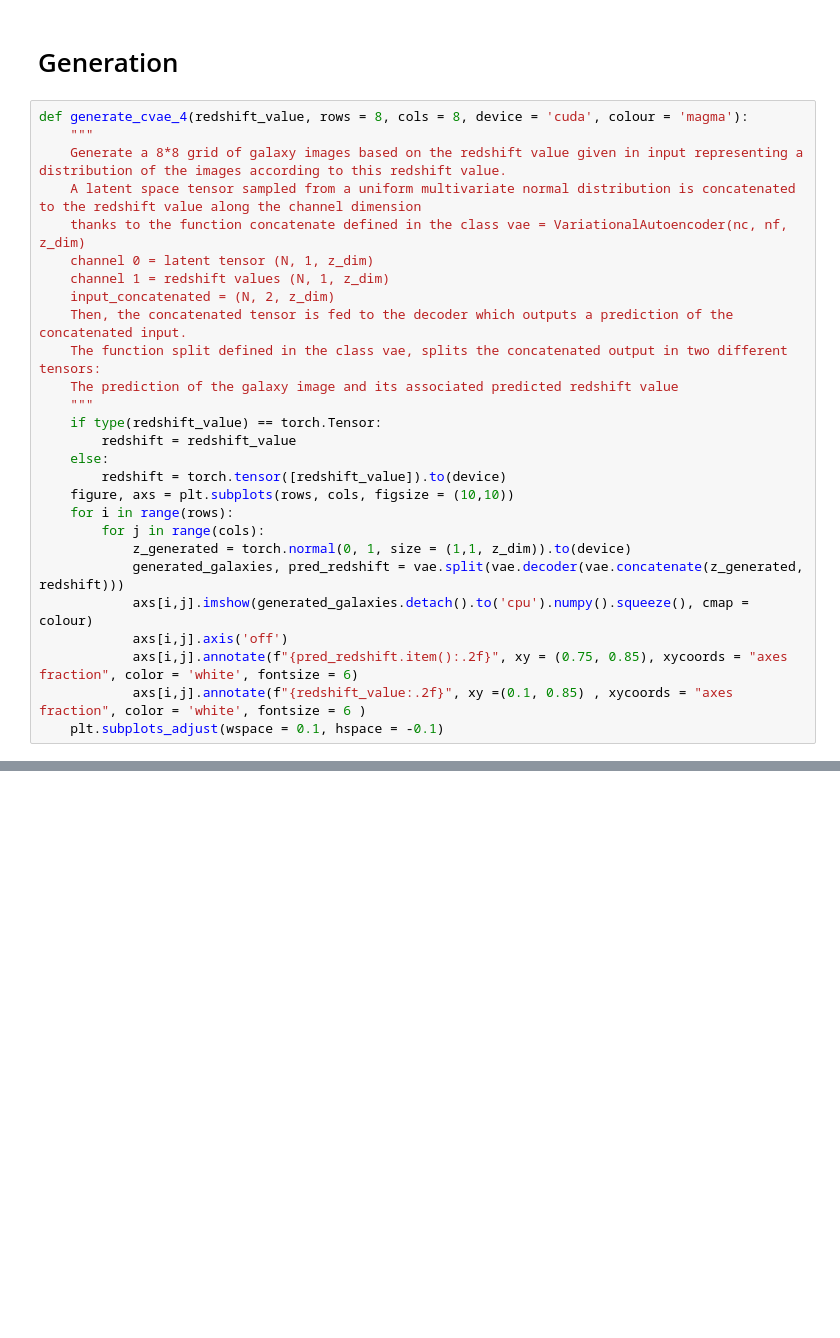
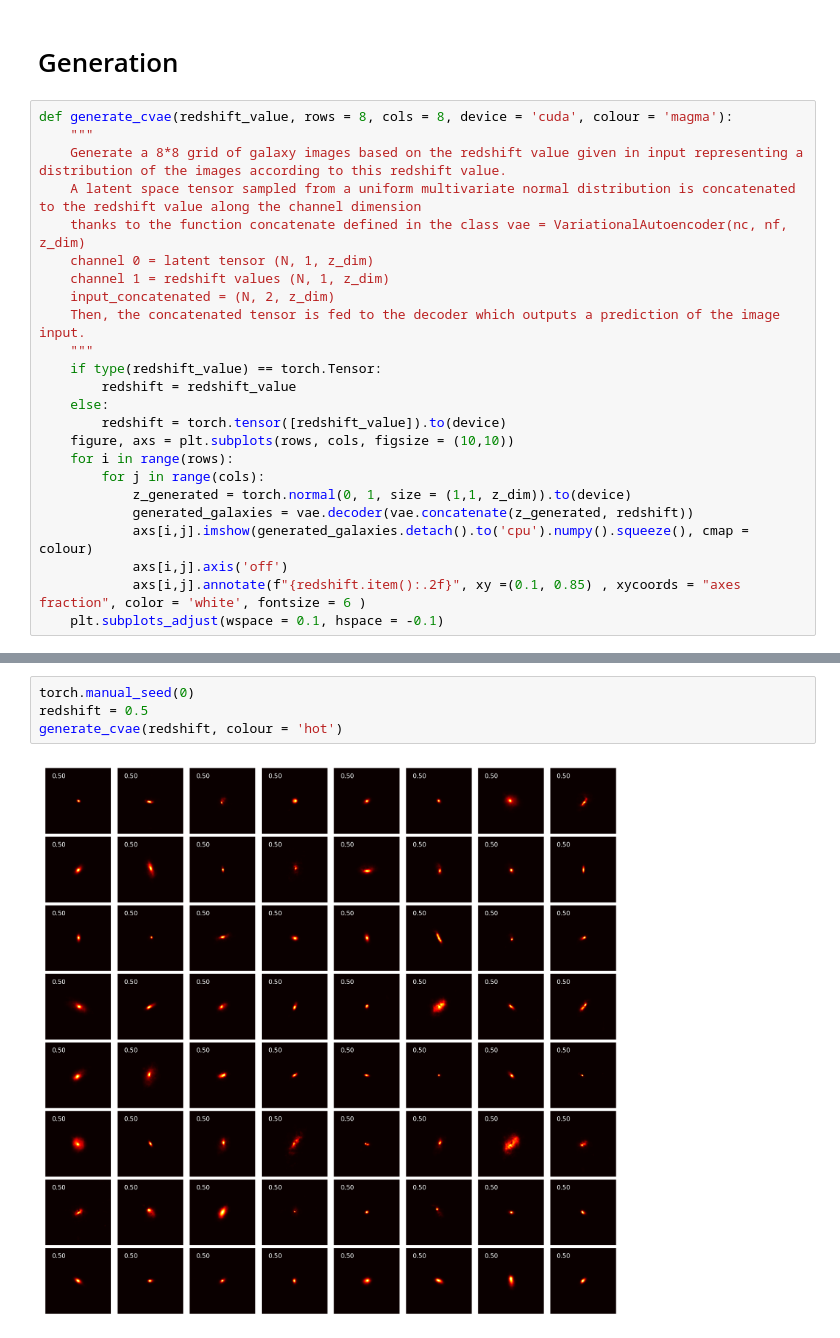
Before and after one commit to EnceladeCandy/Vae-project, a Jupyter notebook: notebooks/Reconstruction+generation.ipynb, the cells around one changed output, grey strips where cells are left out. Drawn from its saved outputs; the diff is of its cells as text; blank space fills up the shorter version.

```diff
--- a/notebooks/Reconstruction+generation.ipynb
+++ b/notebooks/Reconstruction+generation.ipynb
@@ -106,7 +79,7 @@ plt.subplots_adjust(wspace=0.1 , hspace= -0.3 )
 # %% [markdown]
 # Generation
 # %%
-def generate_cvae_4(redshift_value, rows = 8, cols = 8, device = 'cuda', colour = 'magma'):
+def generate_cvae(redshift_value, rows = 8, cols = 8, device = 'cuda', colour = 'magma'):
     """
     Generate a 8*8 grid of galaxy images based on the redshift value given in input representing a distribution of the images according to this redshift value.
     A latent space tensor sampled from a uniform multivariate normal distribution is concatenated to the redshift value along the channel dimension
@@ -114,9 +87,7 @@ def generate_cvae_4(redshift_value, rows = 8, cols = 8, device = 'cuda', colour
     channel 0 = latent tensor (N, 1, z_dim)
     channel 1 = redshift values (N, 1, z_dim)
     input_concatenated = (N, 2, z_dim)
-    Then, the concatenated tensor is fed to the decoder which outputs a prediction of the concatenated input.
-    The function split defined in the class vae, splits the concatenated output in two different tensors:
-    The prediction of the galaxy image and its associated predicted redshift value
+    Then, the concatenated tensor is fed to the decoder which outputs a prediction of the image input.
     """
     if type(redshift_value) == torch.Tensor:
         redshift = redshift_value
@@ -126,9 +97,8 @@ def generate_cvae_4(redshift_value, rows = 8, cols = 8, device = 'cuda', colour
     for i in range(rows):
         for j in range(cols):
             z_generated = torch.normal(0, 1, size = (1,1, z_dim)).to(device)
-            generated_galaxies, pred_redshift = vae.split(vae.decoder(vae.concatenate(z_generated, redshift)))
+            generated_galaxies = vae.decoder(vae.concatenate(z_generated, redshift))
             axs[i,j].imshow(generated_galaxies.detach().to('cpu').numpy().squeeze(), cmap = colour)
             axs[i,j].axis('off')
-            axs[i,j].annotate(f"{pred_redshift.item():.2f}", xy = (0.75, 0.85), xycoords = "axes fraction", color = 'white', fontsize = 6)
-            axs[i,j].annotate(f"{redshift_value:.2f}", xy =(0.1, 0.85) , xycoords = "axes fraction", color = 'white', fontsize = 6 )
+            axs[i,j].annotate(f"{redshift.item():.2f}", xy =(0.1, 0.85) , xycoords = "axes fraction", color = 'white', fontsize = 6 )
     plt.subplots_adjust(wspace = 0.1, hspace = -0.1)
@@ -159,0 +105,6 @@ plt.savefig("C:\\Users\\noedi\\Desktop\\Generation_CVAE1_beta0.1.jpeg")
+# %%
+torch.manual_seed(0)
+redshift = 0.5
+generate_cvae(redshift, colour = 'hot')
+# %% [output]
+[figure, added]
```
Also changed, not shown: parts of 12 cells of this notebook.
